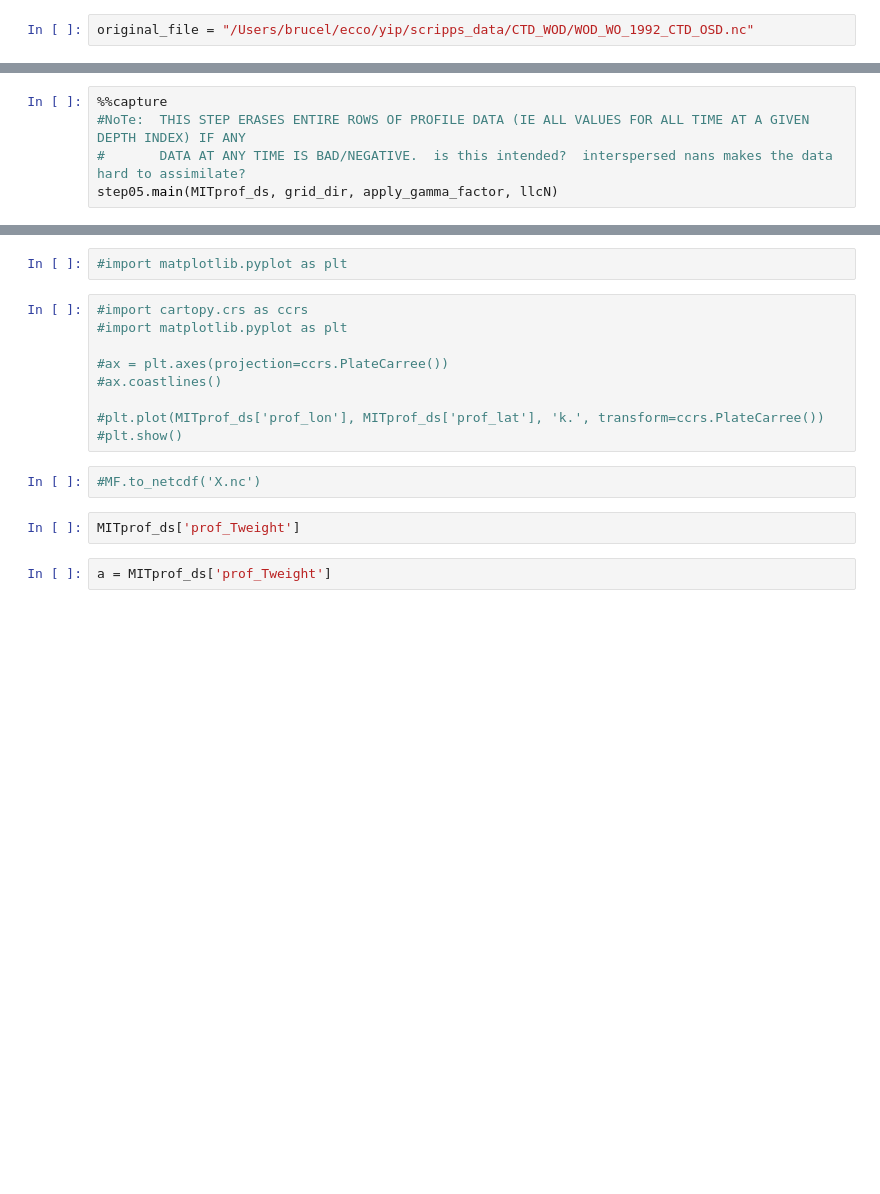
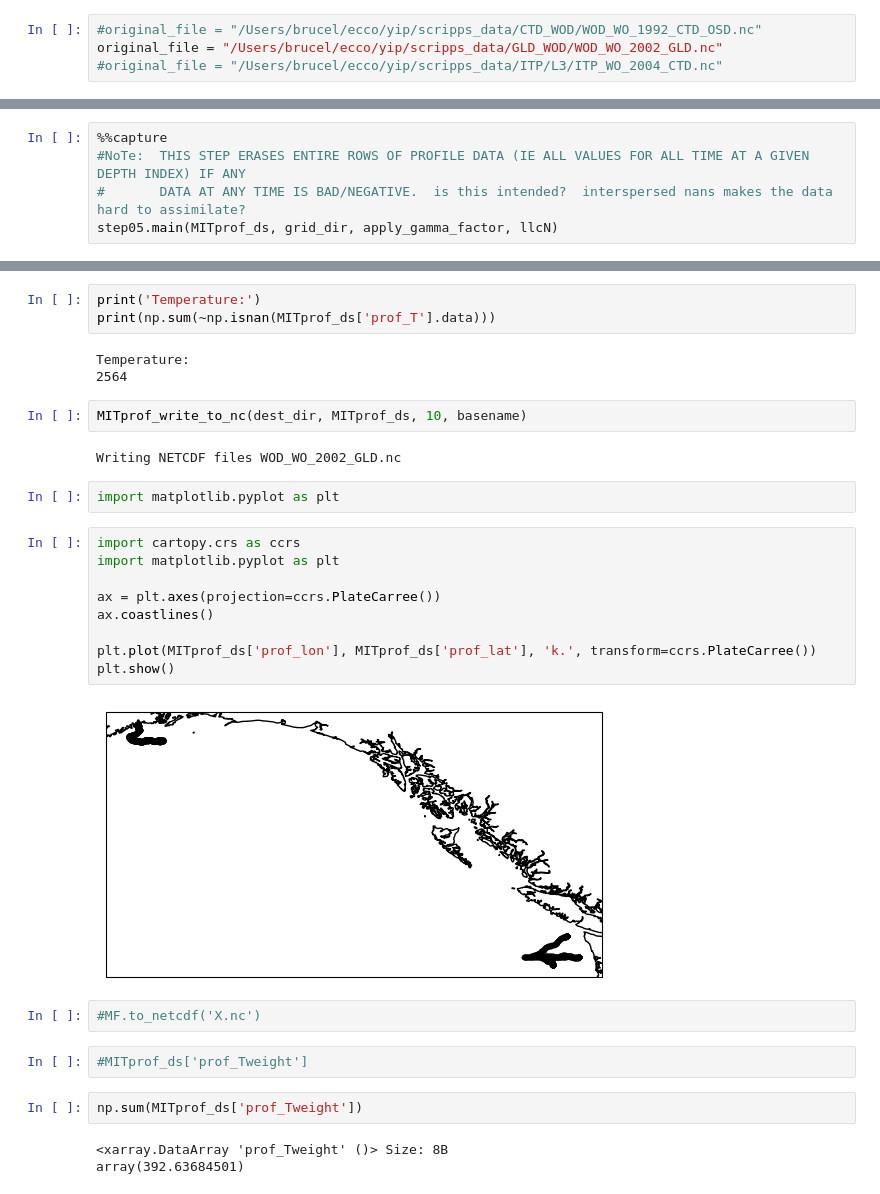
Before and after one commit to brucelaughlin/ECCO-Insitu-Python, a Jupyter notebook: compare_in_out_using_cartopy_triangles_copy_bc_scared.ipynb, the cells around one changed output, grey strips where cells are left out. Saved outputs shown, nothing was run; the diff lists cells and outputs as text; blank space fills up the shorter version.

```diff
--- a/compare_in_out_using_cartopy_triangles_copy_bc_scared.ipynb
+++ b/compare_in_out_using_cartopy_triangles_copy_bc_scared.ipynb
@@ -41,3 +43,5 @@ from tools import MITprof_read, MITprof_write_to_nc
 # %%
-original_file = "/Users/brucel/ecco/yip/scripps_data/CTD_WOD/WOD_WO_1992_CTD_OSD.nc"
+#original_file = "/Users/brucel/ecco/yip/scripps_data/CTD_WOD/WOD_WO_1992_CTD_OSD.nc"
+original_file = "/Users/brucel/ecco/yip/scripps_data/GLD_WOD/WOD_WO_2002_GLD.nc"
+#original_file = "/Users/brucel/ecco/yip/scripps_data/ITP/L3/ITP_WO_2004_CTD.nc"
 # %%
@@ -217,17 +273,32 @@ ValueError: replacement data must match the Variable's shape. replacement data h
+# %%
+print('Temperature:')
+print(np.sum(~np.isnan(MITprof_ds['prof_T'].data)))
+# %% [output]
+Temperature:
+2564
+# %%
+MITprof_write_to_nc(dest_dir, MITprof_ds, 10, basename)
+# %% [output]
+Writing NETCDF files WOD_WO_2002_GLD.nc
 # %%
-#import matplotlib.pyplot as plt
+import matplotlib.pyplot as plt
 # %%
-#import cartopy.crs as ccrs
-#import matplotlib.pyplot as plt
+import cartopy.crs as ccrs
+import matplotlib.pyplot as plt
 
-#ax = plt.axes(projection=ccrs.PlateCarree())
-#ax.coastlines()
+ax = plt.axes(projection=ccrs.PlateCarree())
+ax.coastlines()
 
-#plt.plot(MITprof_ds['prof_lon'], MITprof_ds['prof_lat'], 'k.', transform=ccrs.PlateCarree())
-#plt.show()
+plt.plot(MITprof_ds['prof_lon'], MITprof_ds['prof_lat'], 'k.', transform=ccrs.PlateCarree())
+plt.show()
+# %% [output]
+[figure, added]
 # %%
 #MF.to_netcdf('X.nc')
 # %%
-MITprof_ds['prof_Tweight']
+#MITprof_ds['prof_Tweight']
 # %%
-a = MITprof_ds['prof_Tweight']
+np.sum(MITprof_ds['prof_Tweight'])
+# %% [output]
+<xarray.DataArray 'prof_Tweight' ()> Size: 8B
+array(392.63684501)
```
Also changed, not shown: parts of 26 cells of this notebook.
